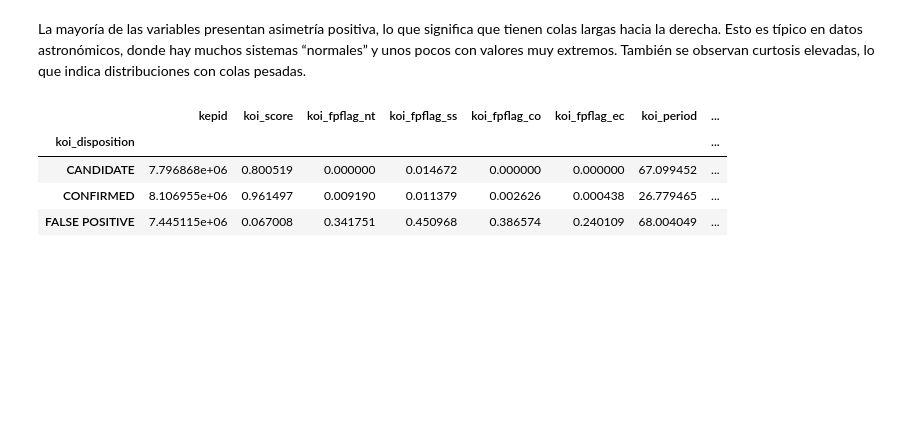
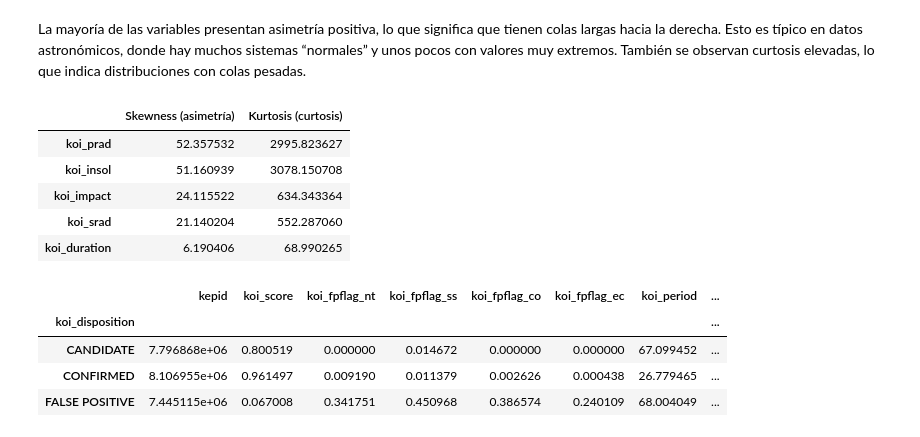
Before and after one commit to lvalencia232/KeplerExoplanet, a Jupyter notebook: kepler_exoplanet.ipynb, the cells around one changed output. Saved outputs shown, nothing was run; the diff lists cells and outputs as text; code cells hidden in the pictures; blank space fills up the shorter version.

```diff
--- a/kepler_exoplanet.ipynb
+++ b/kepler_exoplanet.ipynb
@@ -520,3 +587,17 @@ numeric_df = df_copy2.select_dtypes(include=['int64', 'float64']).copy()
+# %%
+#Variables con mayor asimetría en valor absoluto
+shape_stats_abs_skew = shape_stats.reindex(
+    shape_stats['Skewness (asimetría)'].abs().sort_values(ascending=False).index
+)
+
+shape_stats_abs_skew.head(5)
+# %% [output]
+|  | Skewness (asimetría) | Kurtosis (curtosis) |
+| koi_prad | 52.357532 | 2995.823627 |
+| koi_insol | 51.160939 | 3078.150708 |
+| koi_impact | 24.115522 | 634.343364 |
+| koi_srad | 21.140204 | 552.287060 |
+| koi_duration | 6.190406 | 68.990265 |
 # %%
 #Concatenamos la columna categórica koi_disposition
 df_group = pd.concat([df_copy2['koi_disposition'], numeric_df], axis=1)
```
Also changed, not shown: parts of 8 cells of this notebook.
